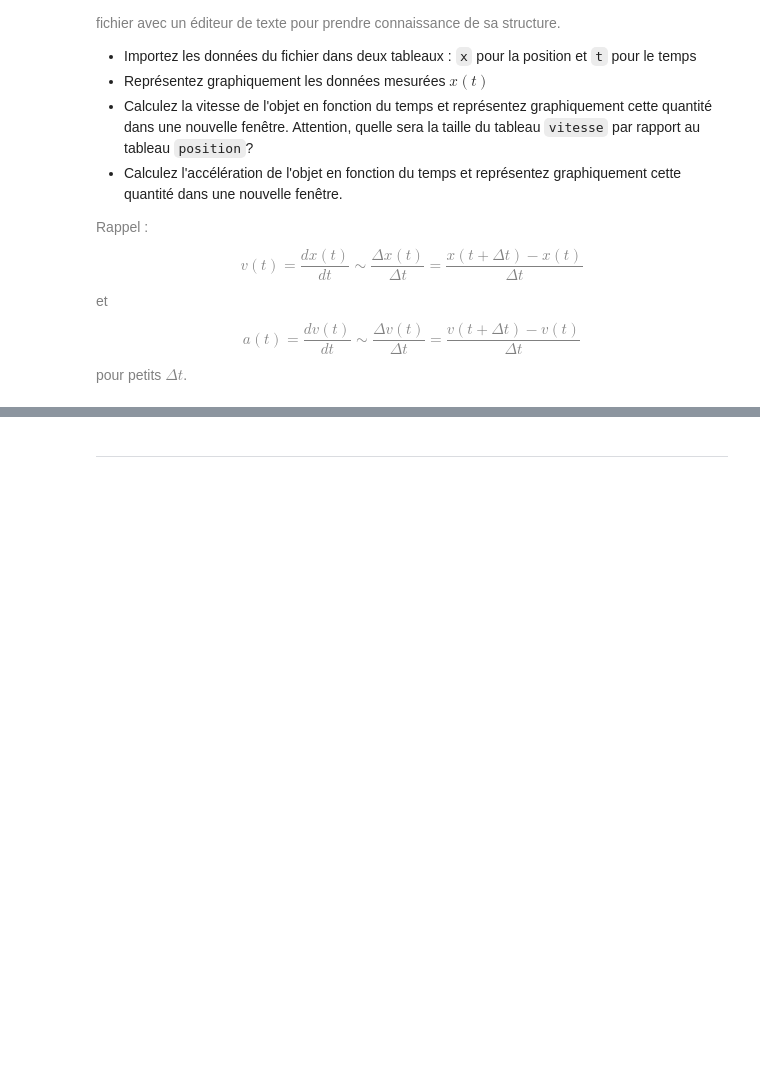
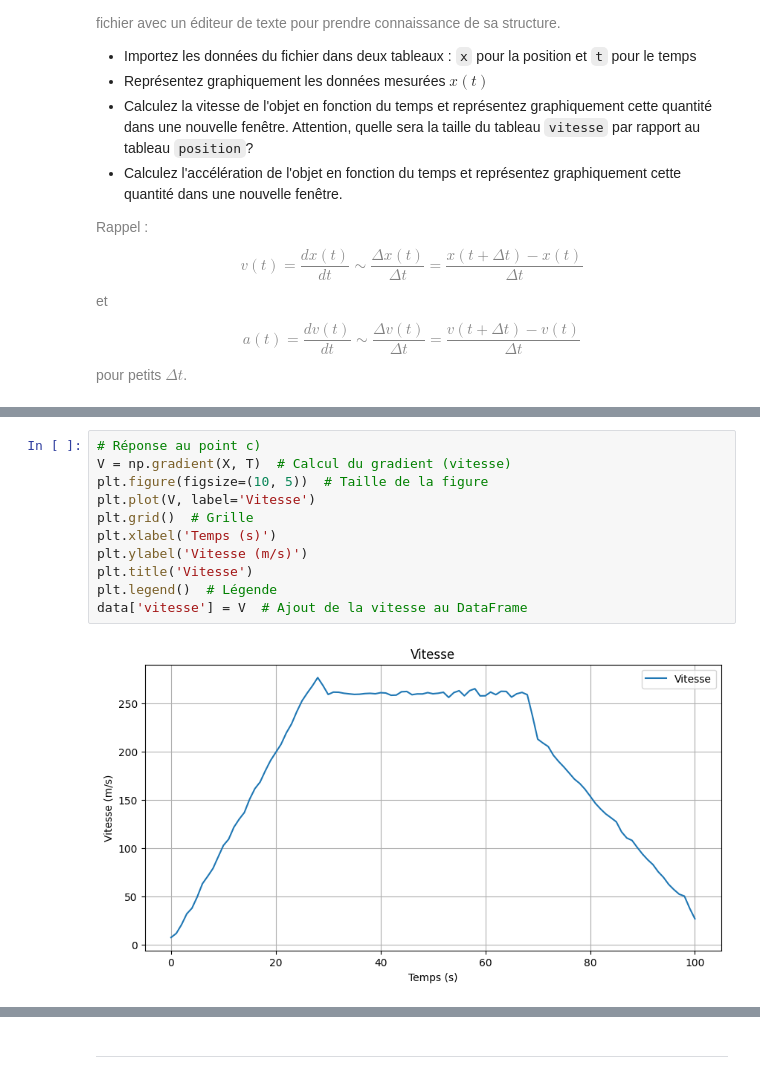
Before and after one commit to MatsuneMikuroi/ICS-2025, a Jupyter notebook: week7.ipynb, the cells around one changed output, grey strips where cells are left out. Drawn from its saved outputs; the diff is of its cells as text; blank space fills up the shorter version.

```diff
--- a/week7.ipynb
+++ b/week7.ipynb
@@ -148,0 +302,13 @@ Le fichier texte `horaire.txt` contient les données mesurées correspondant à
+# %%
+# Réponse au point c)
+V = np.gradient(X, T)  # Calcul du gradient (vitesse)
+plt.figure(figsize=(10, 5))  # Taille de la figure
+plt.plot(V, label='Vitesse')
+plt.grid()  # Grille
+plt.xlabel('Temps (s)')
+plt.ylabel('Vitesse (m/s)')
+plt.title('Vitesse')
+plt.legend()  # Légende
+data['vitesse'] = V  # Ajout de la vitesse au DataFrame
+# %% [output]
+[figure, added]
```
Also changed, not shown: parts of 42 cells of this notebook.
